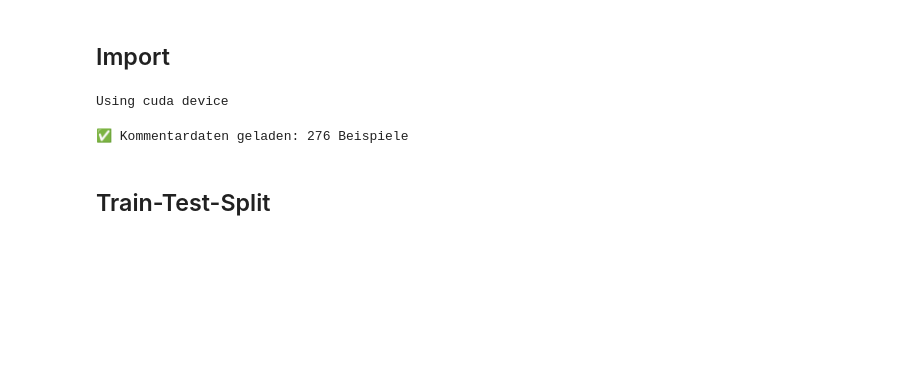
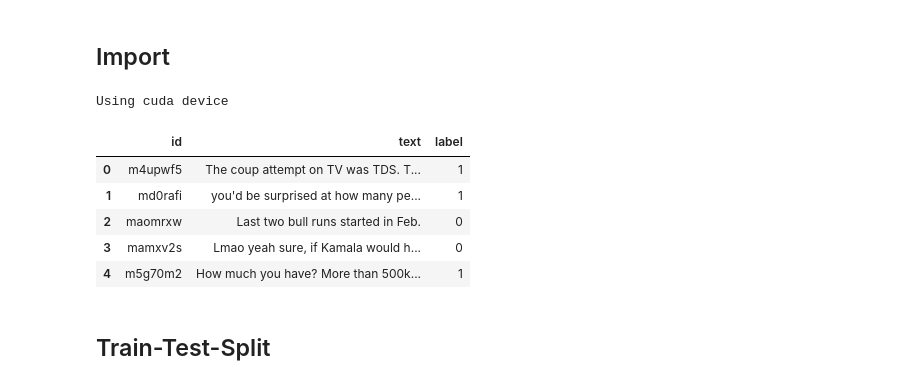
Before and after one commit to Reimser/data_mining_studienarbeit, a Jupyter notebook: notebooks/modeling/elkulako.ipynb, the cells around one changed output. Drawn from its saved outputs; the diff is of its cells as text; code cells hidden in the pictures; blank space fills up the shorter version.

```diff
--- a/notebooks/modeling/elkulako.ipynb
+++ b/notebooks/modeling/elkulako.ipynb
@@ -28,19 +28,22 @@ print("Using {} device".format(device))
 Using cuda device
 # %%
 DATA_PATH = '../../data/processed/'
+# %%
+df_all_comments.head()
+# %% [output]
+|  | id | text | label |
+| 0 | m4upwf5 | The coup attempt on TV was TDS. T... | 1 |
+| 1 | md0rafi | you'd be surprised at how many pe... | 1 |
+| 2 | maomrxw | Last two bull runs started in Feb. | 0 |
+| 3 | mamxv2s | Lmao yeah sure, if Kamala would h... | 0 |
+| 4 | m5g70m2 | How much you have? More than 500k... | 1 |
 # %%
-from sklearn.model_selection import train_test_split
+df_comments = pd.read_csv(os.path.join(DATA_PATH, 'labeled_comments.csv')).rename(columns={'comment_id': 'id'})
+df_comment = pd.read_csv(os.path.join(DATA_PATH, 'labeled_comment.csv')).rename(columns={'comment_id': 'id'})
 
-# Nur Comments extrahieren
-df_all_comments = pd.concat([df_comments_old, df_new_comments], ignore_index=True)
+df_all_comments = pd.concat([df_comments, df_comment], ignore_index=True)
 df_all_comments = df_all_comments[['id', 'text', 'label']].dropna()
-df_all_comments['label'] = pd.to_numeric(df_all_comments['label'], errors='coerce')
-df_all_comments = df_all_comments.dropna(subset=['label'])
 df_all_comments['label'] = df_all_comments['label'].astype(int)
-
-print(f"✅ Kommentardaten geladen: {len(df_all_comments)} Beispiele")
-# %% [output]
-✅ Kommentardaten geladen: 276 Beispiele
 # %% [markdown]
 ## Train-Test-Split
 # %%
```
Also changed, not shown: parts of 8 cells of this notebook, 2 other files.
